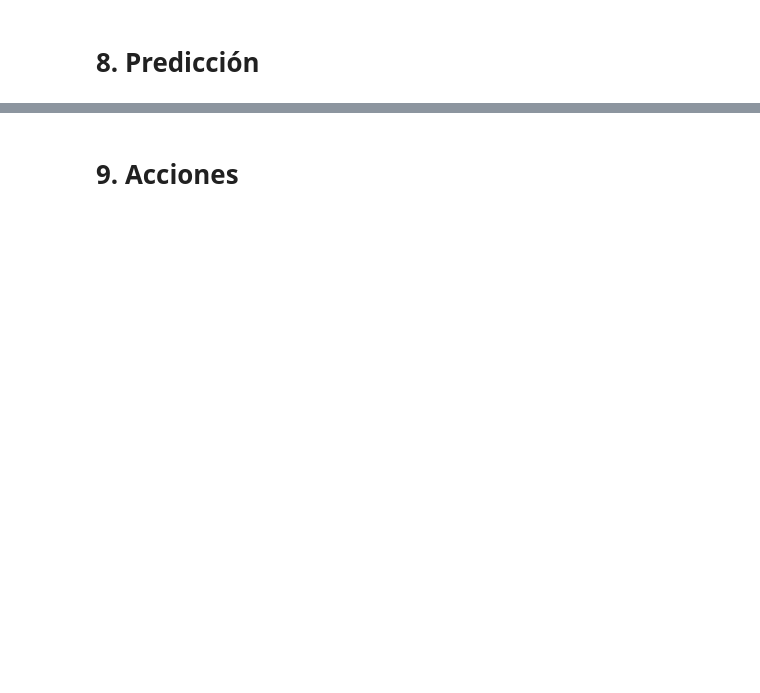
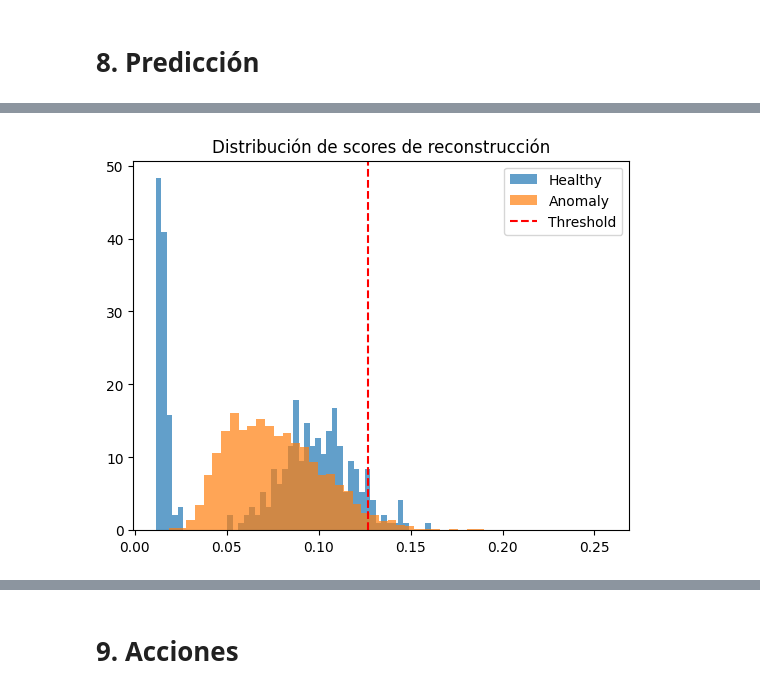
Before and after one commit to panconlocro/Caso-de-Aplicaci-n-de-GAN, a Jupyter notebook: code/preprocesamiento.ipynb, the cells around one changed output, grey strips where cells are left out. Saved outputs shown, nothing was run; the diff lists cells and outputs as text; code cells hidden in the pictures; blank space fills up the shorter version.

Commit message:
feat: entrenamiento terminado, score con mse

```diff
--- a/code/preprocesamiento.ipynb
+++ b/code/preprocesamiento.ipynb
@@ -296,7 +345,8 @@ from torch.optim import Adam
 
 lr = 2e-4
 latent_dim = 100
-device = 'cuda' if torch.cuda.is_available() else 'cpu'
+# device = 'cuda' if torch.cuda.is_available() else 'cpu'
+device = 'mps' # Use 'mps' for Apple Silicon Macs
 
 generator = Generator(latent_dim).to(device)
 discriminator = Discriminator().to(device)
@@ -364,0 +473,21 @@ for epoch in range(epochs_encoder):
+# %%
+all_scores = []
+all_labels = []
+recon_images = []
+with torch.no_grad():
+    for imgs, labels in test_loader:
+        imgs = imgs.to(device)
+        z_hat = encoder(imgs)
+        recon_imgs = generator(z_hat)
+
+        # Calcular la distancia L2 entre la imagen original y la reconstruida
+        scores = torch.mean((imgs - recon_imgs)**2, dim=(1, 2, 3)).cpu().numpy()
+
+        all_scores.extend(scores)
+        all_labels.extend(labels.numpy())
+        recon_images.append(recon_imgs.cpu())
+# %%
+import numpy as np
+healthy_scores = np.array([s for s, l in zip(all_scores, all_labels) if l == idx_healthy])
+umbral = np.percentile(healthy_scores, 95)  # Umbral en el percentil 95 de las imágenes saludables
+print(f"Umbral para detección de anomalías: {umbral:.4f}")
@@ -364,0 +513,17 @@ for epoch in range(epochs_encoder):
+# %%
+idx_anomaly = dataset.class_to_idx["anomaly"]
+idx_healthy = dataset.class_to_idx["healthy"]
+# %%
+import matplotlib.pyplot as plt
+
+healthy = [score for score, label in zip(all_scores, all_labels) if label == idx_healthy]
+anomaly = [score for score, label in zip(all_scores, all_labels) if label == idx_anomaly]
+
+plt.hist(healthy, bins=50, alpha=0.7, label="Healthy", density=True)
+plt.hist(anomaly, bins=50, alpha=0.7, label="Anomaly", density=True)
+plt.axvline(umbral, color='red', linestyle='--', label='Threshold')
+plt.legend()
+plt.title("Distribución de scores de reconstrucción")
+plt.show()
+# %% [output]
+[figure, added]
```
Also changed, not shown: parts of 20 cells of this notebook.
